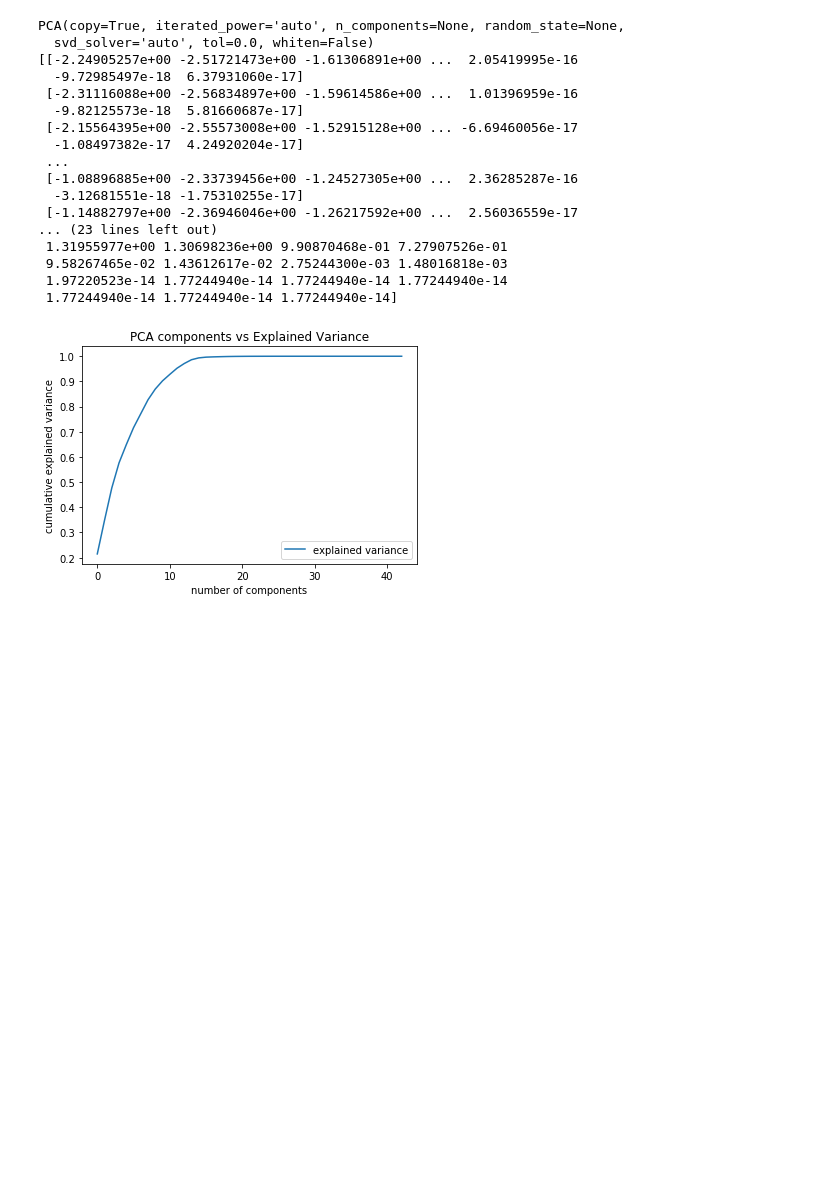
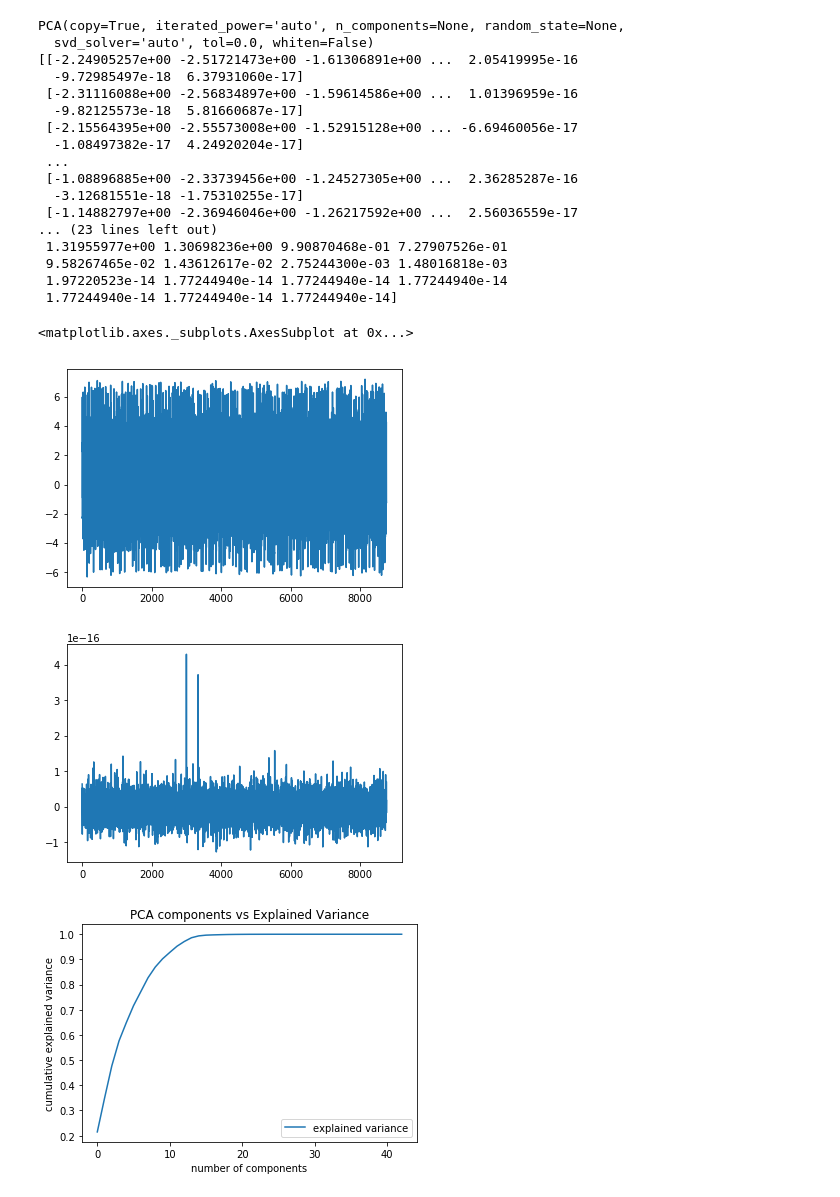
Before and after one commit to enreina/cs4035-lab, a Jupyter notebook: lab2/PCA_task.ipynb, the cells around one changed output. Cells and saved outputs as stored; diff of their text form; code cells hidden in the pictures; blank space fills up the shorter version.

```diff
--- a/lab2/PCA_task.ipynb
+++ b/lab2/PCA_task.ipynb
@@ -129,6 +133,18 @@ PCA(copy=True, iterated_power='auto', n_components=None, random_state=None,
  9.58267465e-02 1.43612617e-02 2.75244300e-03 1.48016818e-03
  1.97220523e-14 1.77244940e-14 1.77244940e-14 1.77244940e-14
  1.77244940e-14 1.77244940e-14 1.77244940e-14]
+# %%
+transform_dataframe = pd.DataFrame(transform)
+transform_dataframe.head()
+
+plt.figure()
+transform_dataframe[0].plot()
+plt.figure()
+transform_dataframe[42].plot()
+# %% [output]
+<matplotlib.axes._subplots.AxesSubplot at 0x...>
+[figure, added]
+[figure, added]
 # %%
 #pca = PCA().fit(dta.iloc[:,2:42]) #modify this
 plt.plot(np.cumsum(pca.explained_variance_ratio_),label ='explained variance')
```
Also changed, not shown: parts of 14 cells of this notebook.
